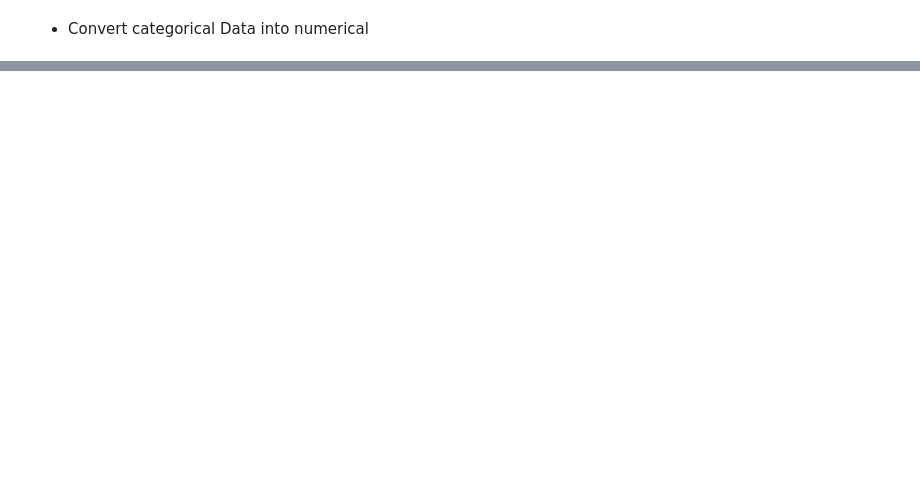
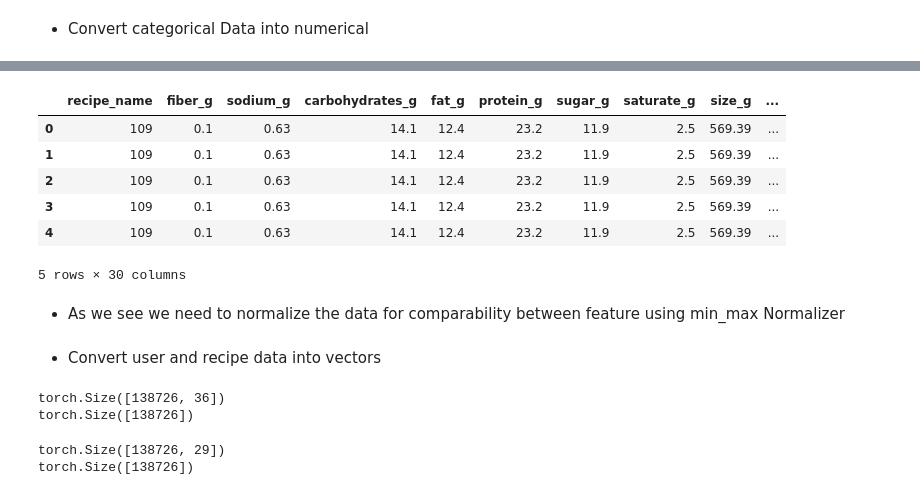
Before and after one commit to ayoubGL/Two-Tower-Recommender-system-Pytorch, a Jupyter notebook: FoodRecommenderSystem.ipynb, the cells around one changed output, grey strips where cells are left out. Drawn from its saved outputs; the diff is of its cells as text; code cells hidden in the pictures; blank space fills up the shorter version.

```diff
--- a/FoodRecommenderSystem.ipynb
+++ b/FoodRecommenderSystem.ipynb
@@ -455,0 +458,3 @@ user_recipe_DF.drop(columns = ['person'], inplace=True)
+# %%
+recipe  = source_recipes_final_DF
+recipe.info()
@@ -455,0 +479,3 @@ user_recipe_DF.drop(columns = ['person'], inplace=True)
+# %%
+## remove useless features and nan ones
+recipe.drop(columns=['protien_100g',], inplace=True)
@@ -456,2 +484,5 @@ user_recipe_DF.drop(columns = ['person'], inplace=True)
+# %%
+recipe['healthiness'] = 1
+recipe.loc[recipe.Fsa_new > 7, 'healthiness'] = 0
 # %% [markdown]
 - Convert categorical Data into numerical
@@ -709,0 +528,13 @@ TypeError: can't convert np.ndarray of type numpy.object_. The only supported ty
+# %%
+# recipe data
+recipe.head()
+# %% [output]
+|  | recipe_name | fiber_g | sodium_g | carbohydrates_g | fat_g | protein_g | sugar_g | saturate_g | size_g | ... |
+| 0 | 109 | 0.1 | 0.63 | 14.1 | 12.4 | 23.2 | 11.9 | 2.5 | 569.39 | ... |
+| 1 | 109 | 0.1 | 0.63 | 14.1 | 12.4 | 23.2 | 11.9 | 2.5 | 569.39 | ... |
+| 2 | 109 | 0.1 | 0.63 | 14.1 | 12.4 | 23.2 | 11.9 | 2.5 | 569.39 | ... |
+| 3 | 109 | 0.1 | 0.63 | 14.1 | 12.4 | 23.2 | 11.9 | 2.5 | 569.39 | ... |
+| 4 | 109 | 0.1 | 0.63 | 14.1 | 12.4 | 23.2 | 11.9 | 2.5 | 569.39 | ... |
+5 rows × 30 columns
+# %% [markdown]
+- As we see we need to normalize the data for comparability between feature using min_max Normalizer
@@ -709,0 +549,26 @@ TypeError: can't convert np.ndarray of type numpy.object_. The only supported ty
+# %% [markdown]
+- Convert user and recipe data into vectors
+# %%
+## user vector
+X_user = torch.tensor(user.drop('chosen', axis = 1).values, dtype=torch.float)
+y_user = torch.tensor(
+    user.chosen.values, dtype=torch.long
+)
+
+print(X_user.shape)
+print(y_user.shape)
+# %% [output]
+torch.Size([138726, 36])
+torch.Size([138726])
+# %%
+# recipe vector
+X_recipe = torch.tensor(recipe.drop('healthiness', axis = 1).values, dtype=torch.float)
+y_recipe = torch.tensor(
+    recipe.healthiness.values, dtype=torch.long
+)
+
+print(X_recipe.shape)
+print(y_recipe.shape)
+# %% [output]
+torch.Size([138726, 29])
+torch.Size([138726])
```
Also changed, not shown: parts of 86 cells of this notebook, 13 other files.
